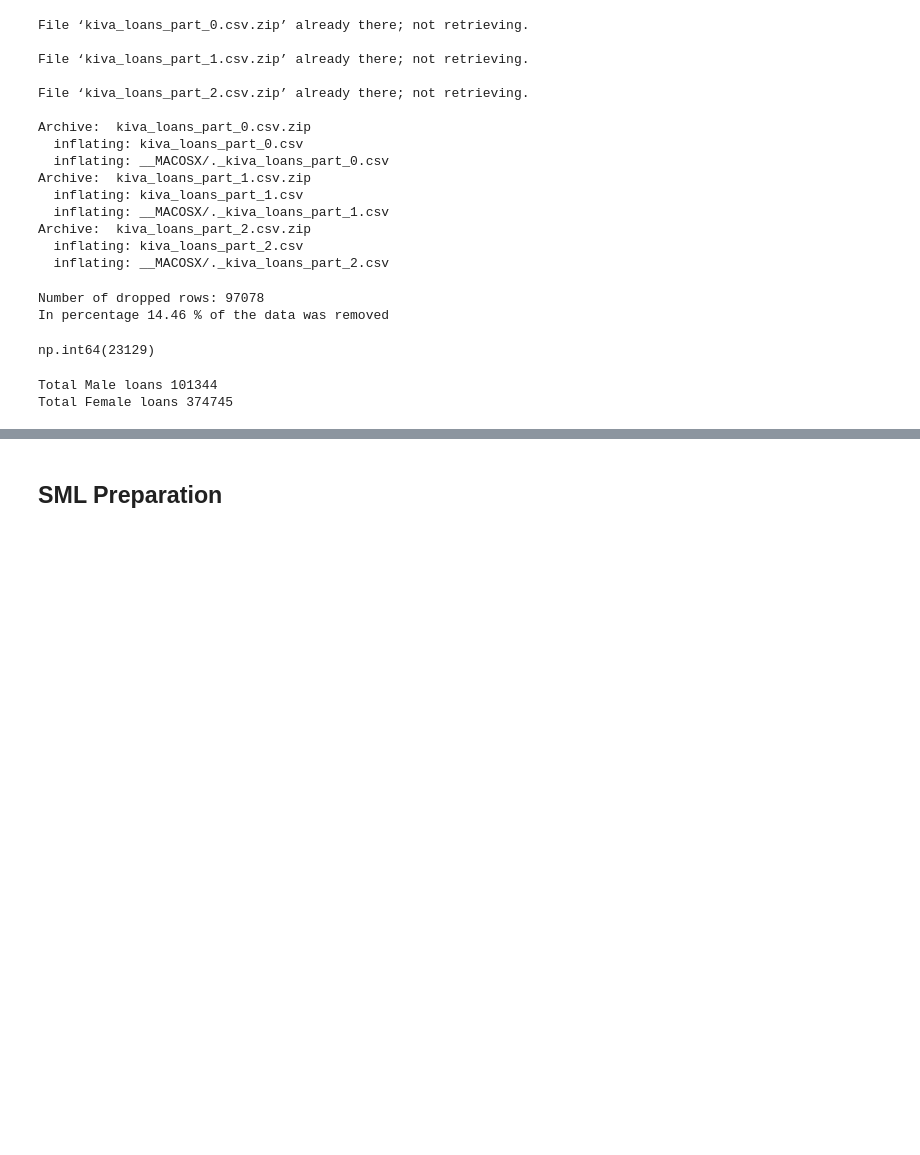
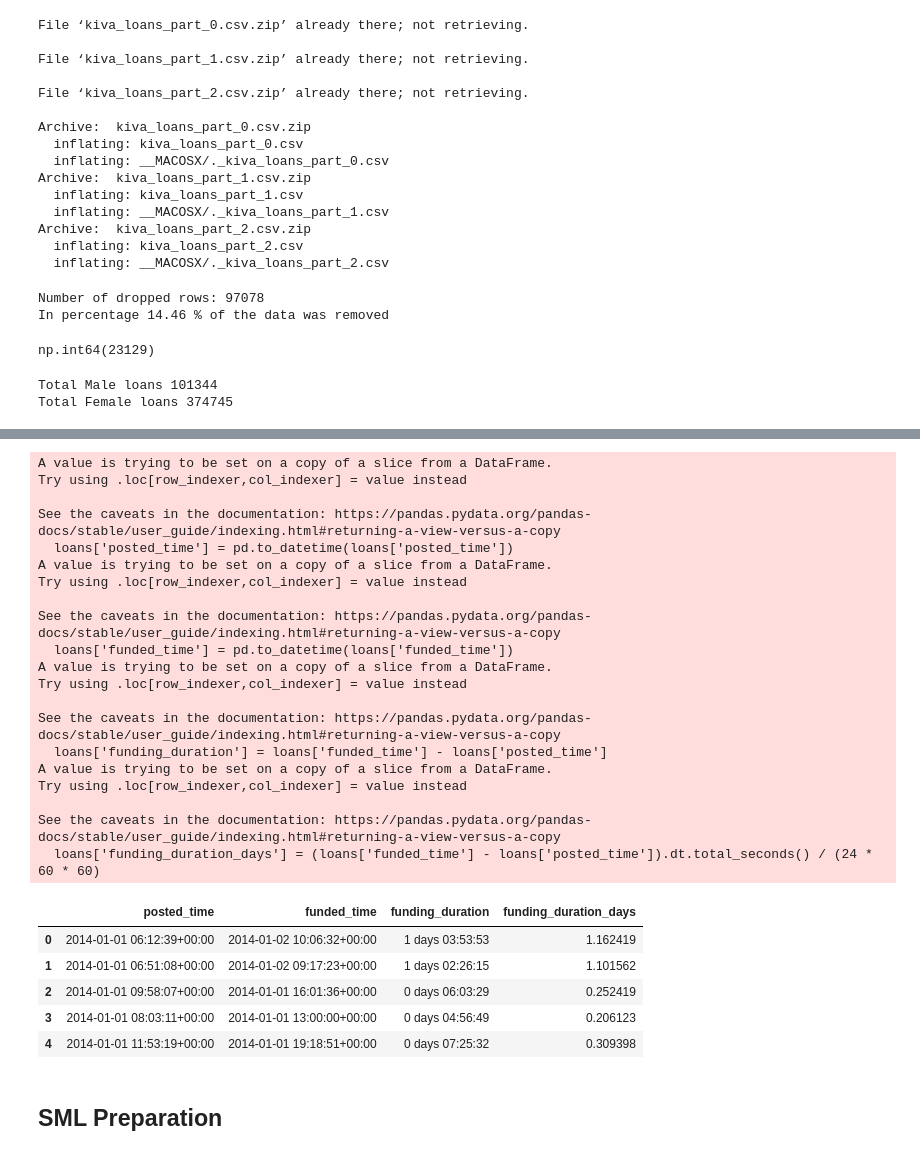
Before and after one commit to JAdamHub/M1-Exam-Submission, a Jupyter notebook: M1-Exam_Part_2.ipynb, the cells around one changed output, grey strips where cells are left out. Saved outputs shown, nothing was run; the diff lists cells and outputs as text; code cells hidden in the pictures; blank space fills up the shorter version.

```diff
--- a/M1-Exam_Part_2.ipynb
+++ b/M1-Exam_Part_2.ipynb
@@ -135,3 +212,44 @@ Total Female loans 374745
+# %%
+# We would like to also include the time/duration between posted_time and funded_time - in other words: how long it takes to get a loan funded
+# convert to pd.datetime
+loans['posted_time'] = pd.to_datetime(loans['posted_time'])
+loans['funded_time'] = pd.to_datetime(loans['funded_time'])
+
+# calculate time between posted_time and funded_time
+loans['funding_duration'] = loans['funded_time'] - loans['posted_time']
+
+# the result in days instead
+loans['funding_duration_days'] = (loans['funded_time'] - loans['posted_time']).dt.total_seconds() / (24 * 60 * 60)
+
+# first rows to check
+loans[['posted_time', 'funded_time', 'funding_duration', 'funding_duration_days']].head()
+# %% [output]
+A value is trying to be set on a copy of a slice from a DataFrame.
+Try using .loc[row_indexer,col_indexer] = value instead
+
+See the caveats in the documentation: https://pandas.pydata.org/pandas-docs/stable/user_guide/indexing.html#returning-a-view-versus-a-copy
+  loans['posted_time'] = pd.to_datetime(loans['posted_time'])
+A value is trying to be set on a copy of a slice from a DataFrame.
+Try using .loc[row_indexer,col_indexer] = value instead
+
+See the caveats in the documentation: https://pandas.pydata.org/pandas-docs/stable/user_guide/indexing.html#returning-a-view-versus-a-copy
+  loans['funded_time'] = pd.to_datetime(loans['funded_time'])
+A value is trying to be set on a copy of a slice from a DataFrame.
+Try using .loc[row_indexer,col_indexer] = value instead
+
+See the caveats in the documentation: https://pandas.pydata.org/pandas-docs/stable/user_guide/indexing.html#returning-a-view-versus-a-copy
+  loans['funding_duration'] = loans['funded_time'] - loans['posted_time']
+A value is trying to be set on a copy of a slice from a DataFrame.
+Try using .loc[row_indexer,col_indexer] = value instead
+
+See the caveats in the documentation: https://pandas.pydata.org/pandas-docs/stable/user_guide/indexing.html#returning-a-view-versus-a-copy
+  loans['funding_duration_days'] = (loans['funded_time'] - loans['posted_time']).dt.total_seconds() / (24 * 60 * 60)
+|  | posted_time | funded_time | funding_duration | funding_duration_days |
+| 0 | 2014-01-01 06:12:39+00:00 | 2014-01-02 10:06:32+00:00 | 1 days 03:53:53 | 1.162419 |
+| 1 | 2014-01-01 06:51:08+00:00 | 2014-01-02 09:17:23+00:00 | 1 days 02:26:15 | 1.101562 |
+| 2 | 2014-01-01 09:58:07+00:00 | 2014-01-01 16:01:36+00:00 | 0 days 06:03:29 | 0.252419 |
+| 3 | 2014-01-01 08:03:11+00:00 | 2014-01-01 13:00:00+00:00 | 0 days 04:56:49 | 0.206123 |
+| 4 | 2014-01-01 11:53:19+00:00 | 2014-01-01 19:18:51+00:00 | 0 days 07:25:32 | 0.309398 |
 # %% [markdown]
 ## SML Preparation
 # %%
```
Also changed, not shown: parts of 6 cells of this notebook, 1 other file.
